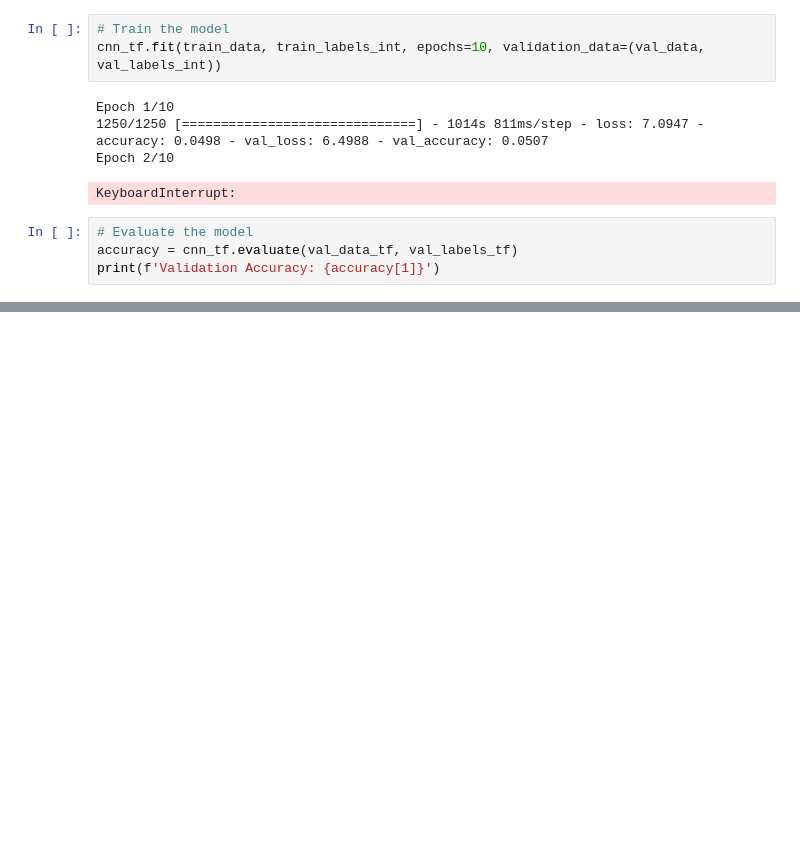
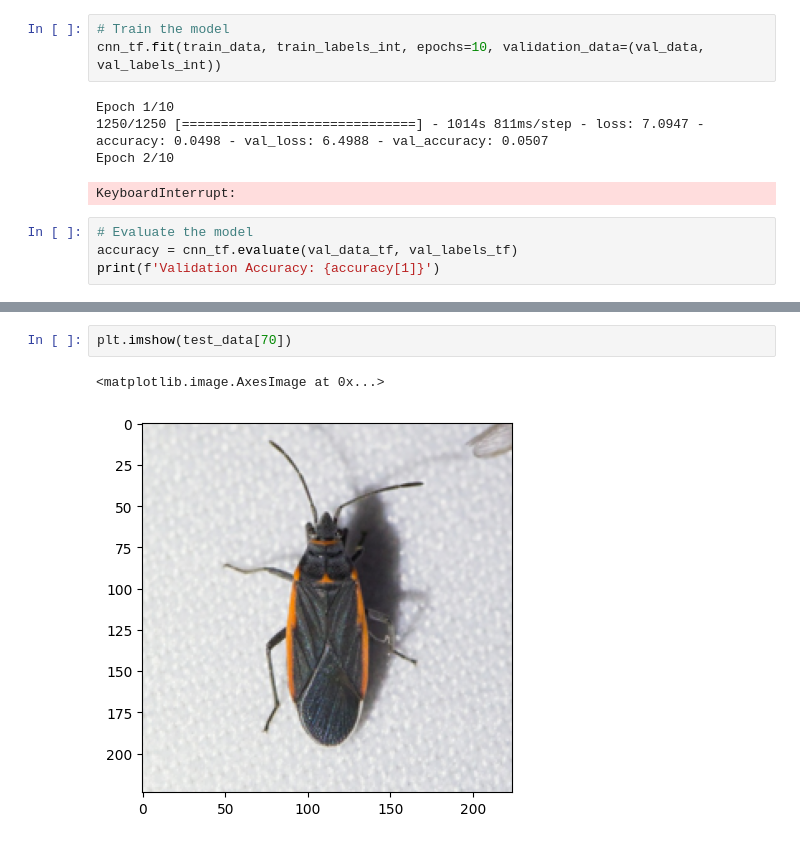
Before and after one commit to kurt980/Image, a Jupyter notebook: Model_1.ipynb, the cells around one changed output, grey strips where cells are left out. Saved outputs shown, nothing was run; the diff lists cells and outputs as text; blank space fills up the shorter version.

```diff
--- a/Model_1.ipynb
+++ b/Model_1.ipynb
@@ -191,0 +225,5 @@ print(f'Validation Accuracy: {accuracy[1]}')
+# %%
+plt.imshow(test_data[70])
+# %% [output]
+<matplotlib.image.AxesImage at 0x...>
+[figure, added]
```
Also changed, not shown: parts of 1 cell of this notebook.
